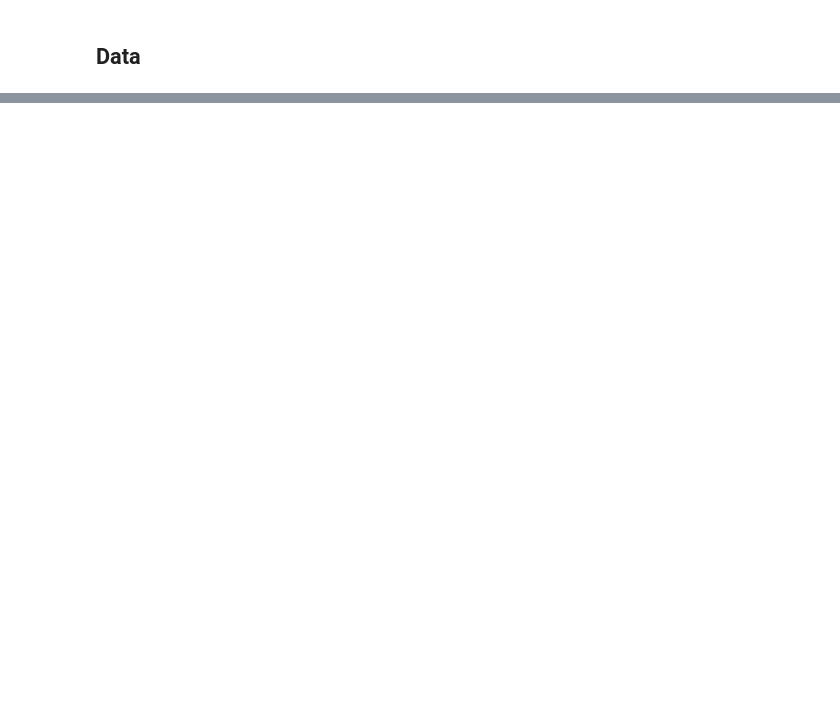
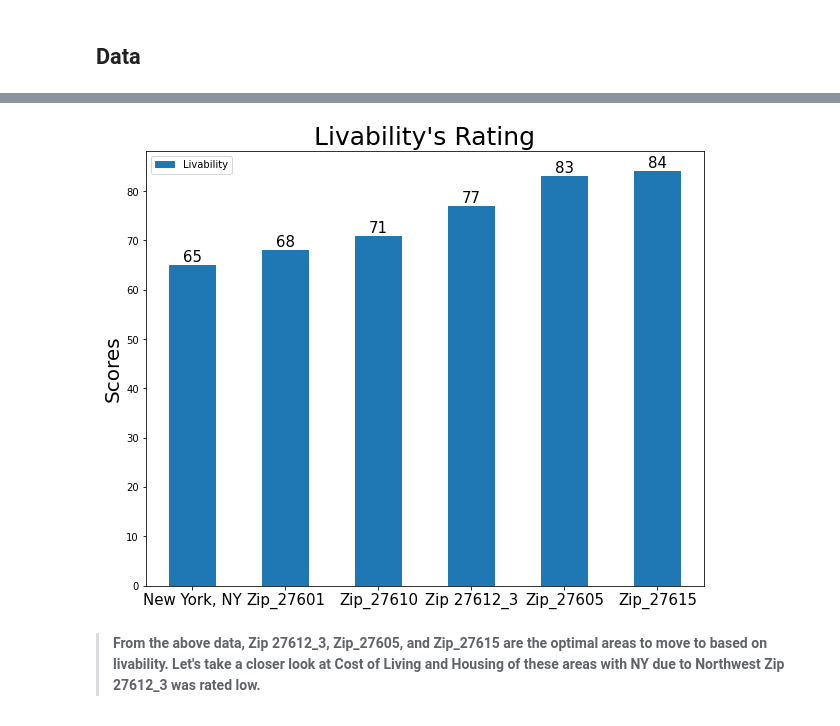
Before and after one commit to Kristyli2009/Capstone-Project-Course, a Jupyter notebook: Capstone Project.ipynb, the cells around one changed output, grey strips where cells are left out. Cells and saved outputs as stored; diff of their text form; code cells hidden in the pictures; blank space fills up the shorter version.

```diff
--- a/Capstone Project.ipynb
+++ b/Capstone Project.ipynb
@@ -38,0 +661,4 @@ Steps need to take to solve the problem:
+# %%
+# create a dataframe of the livibility rating of Southeast, Raleigh, NC
+rating_27610 = city_rating(liv_soup_27610)
+rating_27610
@@ -38,0 +675,4 @@ Steps need to take to solve the problem:
+# %%
+# create a dataframe of the livibility rating of Hillsborough, Raleigh, NC
+rating_27605 = city_rating(liv_soup_27605)
+rating_27605
@@ -38,0 +689,4 @@ Steps need to take to solve the problem:
+# %%
+# create a dataframe of the livibility rating of New York, NY
+rating_ny = city_rating(ny_liv_soup)
+rating_ny
@@ -38,0 +705,18 @@ Steps need to take to solve the problem:
+# %%
+rating_27612_3.set_index('Categories', inplace=True)
+rating_27612_3.index.name = None
+rating_27612_3 = rating_27612_3.rename(columns={'Rating': 'Zip 27612_3'})
+
+# combine all dataframes together for comparison
+df = rating_27612_3
+df['Zip_27601'] = rating_27601['Rating'].values
+df['Zip_27615'] = rating_27615['Rating'].values
+df['Zip_27610'] = rating_27610['Rating'].values
+df['Zip_27605'] = rating_27605['Rating'].values
+df['New York, NY'] = rating_ny['Rating'].values
+
+new_rating_df = df.transpose()
+new_rating_df = new_rating_df.drop(columns=['User Ratings'], axis = 1)
+new_rating_df = new_rating_df.sort_values(by='Livability')
+new_rating_df['Livability'] = new_rating_df['Livability'].astype(int)
+new_rating_df
@@ -38,0 +731,9 @@ Steps need to take to solve the problem:
+# %%
+fig, ax = plt.subplots(figsize=(10, 8))
+single_barplot(new_rating_df.loc[:,['Livability']], ax, "Livability's Rating", '', 'Scores')
+
+plt.show()
+# %% [output]
+[figure, added]
+# %% [markdown]
+> **From the above data, Zip 27612_3, Zip_27605, and Zip_27615 are the optimal areas to move to based on livability. Let's take a closer look at Cost of Living and Housing of these areas with NY due to Northwest Zip 27612_3 was rated low.**
```
Also changed, not shown: parts of 164 cells of this notebook.
